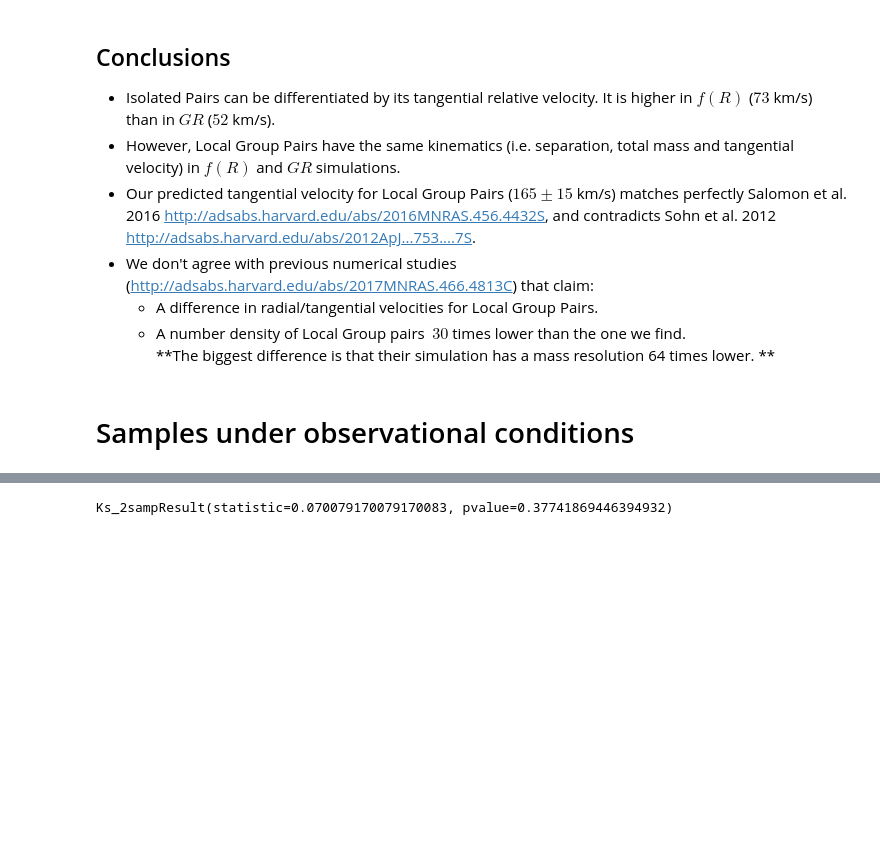
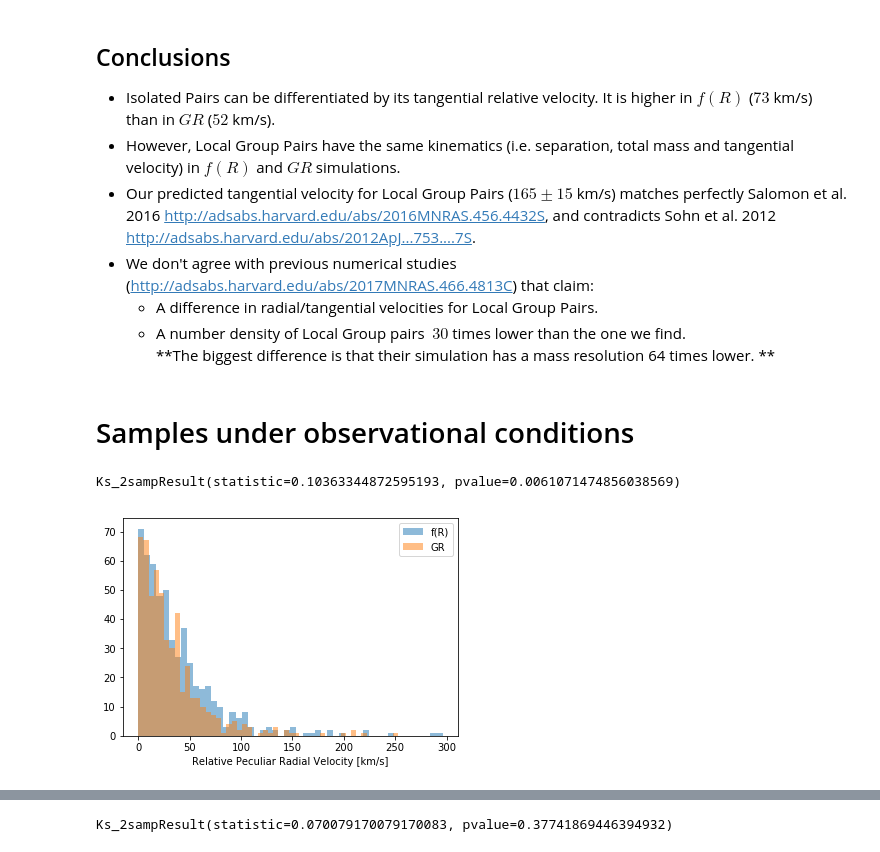
Before and after one commit to forero/LGModGrav, a Jupyter notebook: code/LG_samples.ipynb, the cells around one changed output, grey strips where cells are left out. Cells and saved outputs as stored; diff of their text form; code cells hidden in the pictures; blank space fills up the shorter version.

Commit message:
peculiar radial velocity

```diff
--- a/code/LG_samples.ipynb
+++ b/code/LG_samples.ipynb
@@ -365,0 +370,9 @@ los_delta_vel_GR = np.fabs(relative_vel_GR[:,2] + 100*relative_pos_GR[:,2])
+# %%
+a = plt.hist(np.fabs(corrected_los_delta_vel_FR), bins=50, alpha=0.5, label='f(R)')
+a = plt.hist(np.fabs(corrected_los_delta_vel_GR), bins=50, alpha=0.5, label='GR')
+plt.legend()
+plt.xlabel("Relative Peculiar Radial Velocity [km/s]")
+scipy.stats.ks_2samp(np.fabs(corrected_los_delta_vel_FR),np.fabs(corrected_los_delta_vel_GR))
+# %% [output]
+Ks_2sampResult(statistic=0.10363344872595193, pvalue=0.0061071474856038569)
+[figure, added]
```
Also changed, not shown: parts of 6 cells of this notebook.
